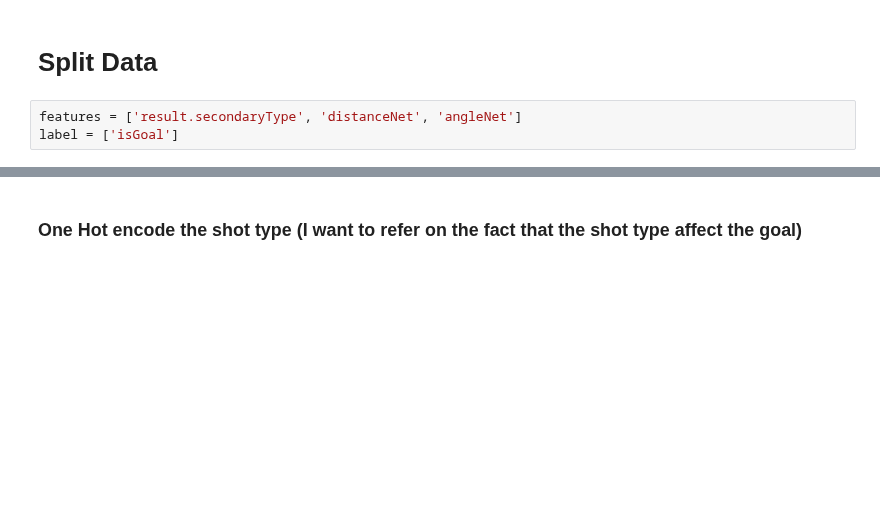
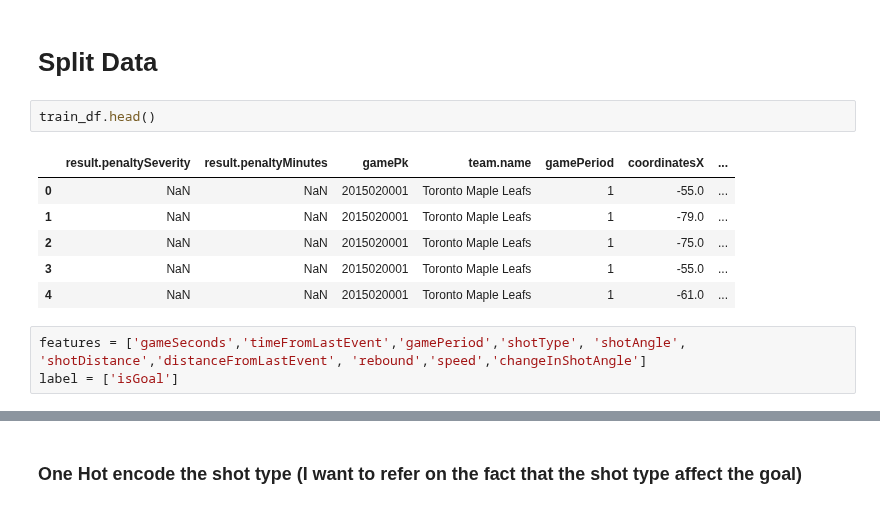
Before and after one commit to M0rph3e/ift6758-project-main, a Jupyter notebook: notebooks/try_your_best_shot.ipynb, the cells around one changed output, grey strips where cells are left out. Drawn from its saved outputs; the diff is of its cells as text; blank space fills up the shorter version.

```diff
--- a/notebooks/try_your_best_shot.ipynb
+++ b/notebooks/try_your_best_shot.ipynb
@@ -137,5 +153,14 @@ COMET WARNING: unable to profile dataframe; ignoring
 # %% [markdown]
 # Split Data
+# %%
+train_df.head()
+# %% [output]
+|  | result.penaltySeverity | result.penaltyMinutes | gamePk | team.name | gamePeriod | coordinatesX | ... |
+| 0 | NaN | NaN | 2015020001 | Toronto Maple Leafs | 1 | -55.0 | ... |
+| 1 | NaN | NaN | 2015020001 | Toronto Maple Leafs | 1 | -79.0 | ... |
+| 2 | NaN | NaN | 2015020001 | Toronto Maple Leafs | 1 | -75.0 | ... |
+| 3 | NaN | NaN | 2015020001 | Toronto Maple Leafs | 1 | -55.0 | ... |
+| 4 | NaN | NaN | 2015020001 | Toronto Maple Leafs | 1 | -61.0 | ... |
 # %%
-features = ['result.secondaryType', 'distanceNet', 'angleNet']
+features = ['gameSeconds','timeFromLastEvent','gamePeriod','shotType', 'shotAngle', 'shotDistance','distanceFromLastEvent', 'rebound','speed','changeInShotAngle']
 label = ['isGoal']
```
Also changed, not shown: parts of 29 cells of this notebook.
